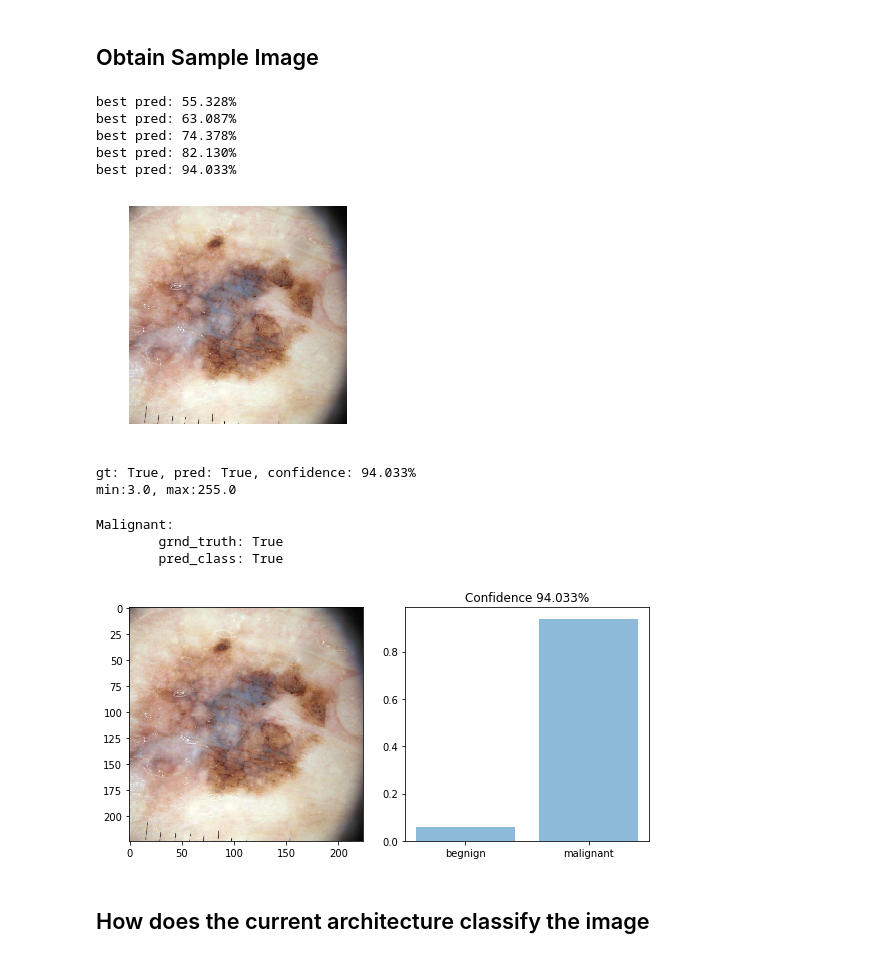
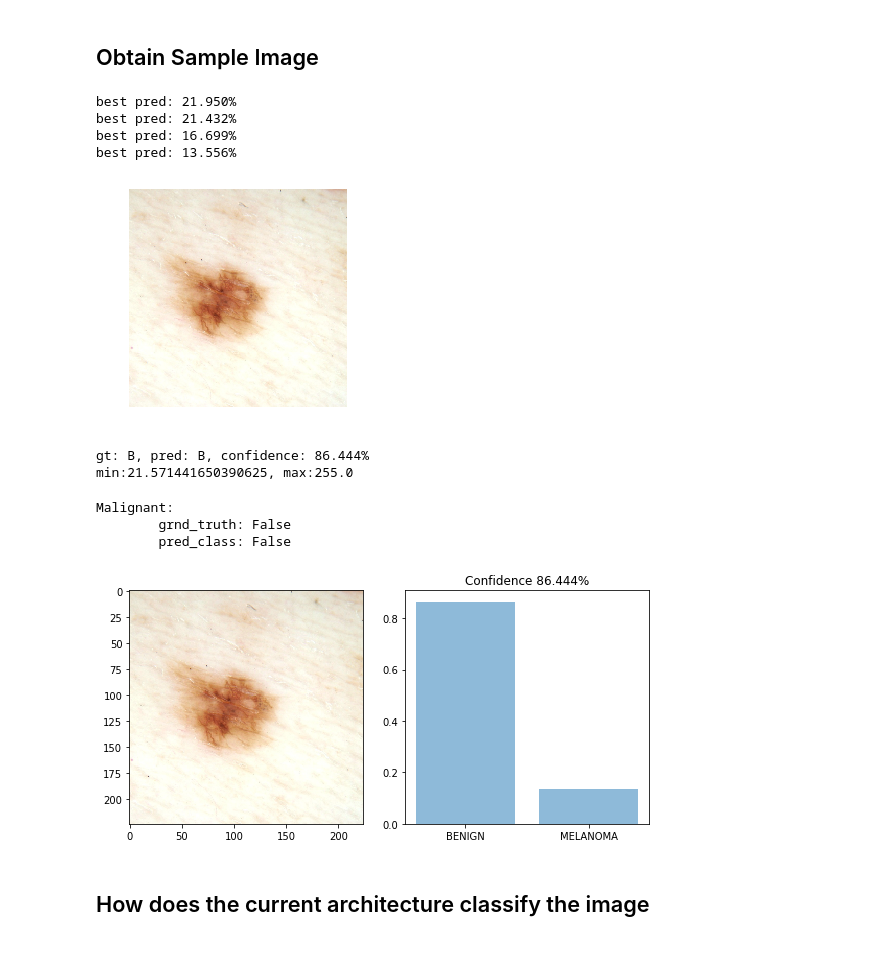
Before and after one commit to JackBurdick/teaching_a_computer_to_fish, a Jupyter notebook: TODO/adversarial_example/adversarial_example_lesion.ipynb, the cells around one changed output. Drawn from its saved outputs; the diff is of its cells as text; code cells hidden in the pictures.

Commit message:
consistent activation function, automate figure creation

```diff
--- a/TODO/adversarial_example/adversarial_example_lesion.ipynb
+++ b/TODO/adversarial_example/adversarial_example_lesion.ipynb
@@ -90,7 +90,7 @@ lesion/saver already exists
 lesion/best_params already exists
 lesion/tf_logs already exists
 # %%
-BEST_PARAMS_PATH = "best_params"
+BEST_PARAMS_PATH = "best_params_2"
 FINAL_DIR = "../../dataset/record_holder/lesion"
 for _, _, files in os.walk(FINAL_DIR):
     files = sorted(files)
@@ -200,11 +200,11 @@ def build_graph(data_params):
 
         with tf.name_scope("cnn"):
             #224x224x3
-            h_1 = tf.layers.conv2d(X, filters=32, kernel_size=3, activation=tf.nn.relu,
+            h_1 = tf.layers.conv2d(X, filters=32, kernel_size=3, activation=tf.nn.elu,
                                    padding='SAME', strides=2, name="conv_1") # 112x112x3
 
             #112x112x32
-            h_2 = tf.layers.conv2d(h_1, filters=64, kernel_size=3, activation=tf.nn.relu,
+            h_2 = tf.layers.conv2d(h_1, filters=64, kernel_size=3, activation=tf.nn.elu,
                                    padding='SAME', strides=2, name="conv_2") # 64x64x64
 
             #64x64x64
@@ -499,7 +490,7 @@ with tf.Session(graph=g2) as sess:
     next_test_element = test_iter.get_next()
 
     # use to get best prediction
-    best_pred = 0
+    best_pred = 100
     the_image = None
     the_pred = None
     cor_label = None
@@ -514,7 +505,7 @@ with tf.Session(graph=g2) as sess:
             for i, state in enumerate(correct):
                 if state:
                     cur_pred = pred[i]
-                    if cur_pred > best_pred and cur_pred < 0.95:
+                    if cur_pred < best_pred and cur_pred > 0:
                         print("best pred: {:.3f}%".format(cur_pred[0]*100))
                         best_pred = cur_pred
                         the_image = Xb[i]
@@ -523,26 +514,44 @@ with tf.Session(graph=g2) as sess:
         except tf.errors.OutOfRangeError:
             break
 # %% [output]
-best pred: 55.328%
-best pred: 63.087%
-best pred: 74.378%
-best pred: 82.130%
-best pred: 94.033%
+best pred: 21.950%
+best pred: 21.432%
+best pred: 16.699%
+best pred: 13.556%
+# %%
+if the_pred[0]:
+    pred_mb = "M"
+else:
+    pred_mb = "B"
+
+if cor_label[0]:
+    cor_mb = "M"
+else:
+    cor_mb = "B"
 # %%
 plt.imshow(the_image.astype(np.uint8), interpolation="nearest")
 plt.axis("off")
 plt.show()
+
+if not the_pred[0]:
+    pred_conf = "{:.3f}".format(100 - best_pred[0]*100)
+else:
+    pred_conf = "{:.3f}".format(best_pred[0]*100)
+
 print()
-print("gt: {}, pred: {}, confidence: {:.3f}%".format(cor_label[0], the_pred[0], best_pred[0]*100))
+print("gt: {}, pred: {}, confidence: {}%".format(cor_mb, pred_mb, pred_conf))
 print("min:{}, max:{}".format(np.min(the_image), np.max(the_image)))
+
+img_name = "./output_images/" + "pred_" + pred_mb + "_gt_" + cor_mb + "_c_" + pred_conf + ".png"
+misc.imsave(img_name, the_image)
 # %% [output]
-[figure, old version]
+[figure, new version]
-gt: True, pred: True, confidence: 94.033%
-min:3.0, max:255.0
+gt: B, pred: B, confidence: 86.444%
+min:21.571441650390625, max:255.0
 # %%
-def display_figure_and_prob(img, conf, pred_malignant, gt_label):
+def display_figure_and_prob(img, conf, pred_malignant, gt_label, adv_bool=False):
     probs = [0, 0]
-    y_pos = ['begnign', 'malignant']
+    y_pos = ['BENIGN', 'MELANOMA']
     probs[1] = conf
     probs[0] = 1-conf
     max_conf = max(probs[0], probs[1])
@@ -556,13 +565,30 @@ def display_figure_and_prob(img, conf, pred_malignant, gt_label):
     plt.title("Confidence {:.3f}%".format(max_conf*100))
     plt.grid('off')
     plt.tight_layout()
+
+    if pred_malignant:
+        pred_mb = "M"
+    else:
+        pred_mb = "B"
+
+    if gt_label:
+        cor_mb = "M"
+    else:
+        cor_mb = "B"
+
+
+    img_name = "./output_images/" + "img_and_conf_pred_" + pred_mb + "_gt_" + cor_mb
+    if adv_bool:
+        img_name += "_adv"
+    img_name += ".png"
+    plt.savefig(img_name, bbox_inches='tight', pad_inches=0, frameon=False)
     plt.show()
 display_figure_and_prob(the_image, best_pred[0], the_pred[0], cor_label[0])
 # %% [output]
 Malignant:
-        grnd_truth: True
-        pred_class: True
+        grnd_truth: False
+        pred_class: False
-[figure, old version]
+[figure, new version]
 # %% [markdown]
 ## How does the current architecture classify the image
 # %%
```
Also changed, not shown: parts of 7 cells of this notebook.
